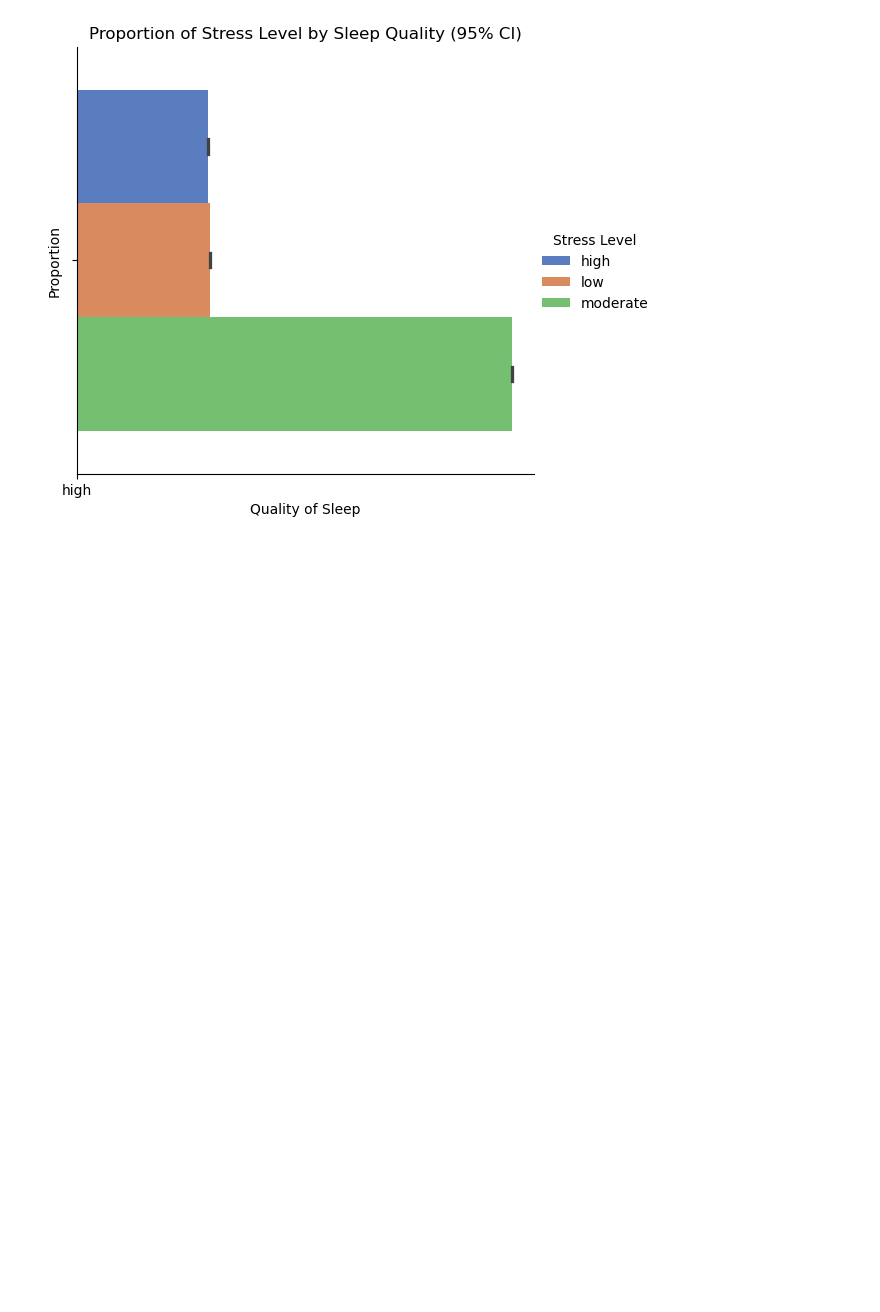
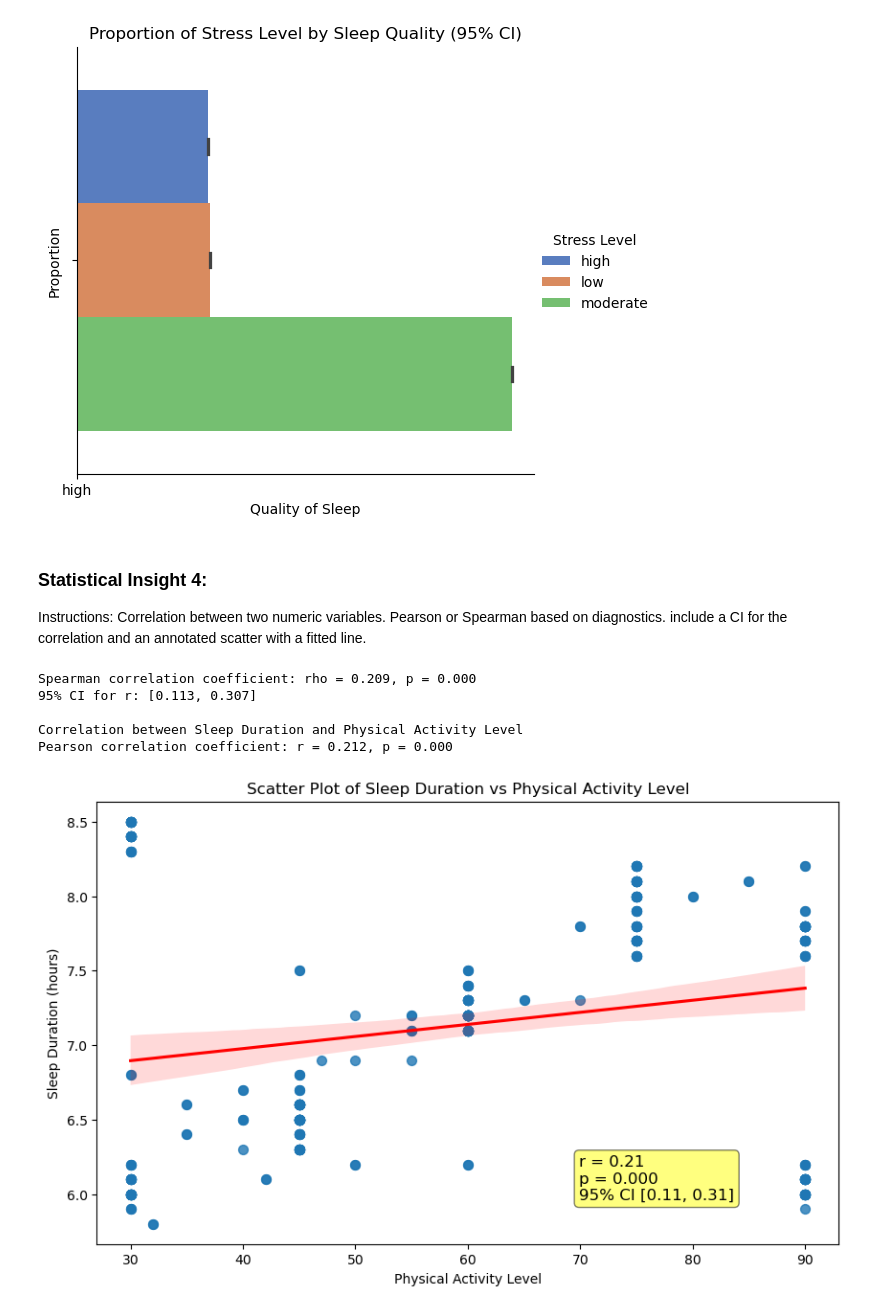
Before and after one commit to IT2053C-Gilany/final-project-Error1n, a Jupyter notebook: final-project.ipynb, the cells around one changed output. Drawn from its saved outputs; the diff is of its cells as text; code cells hidden in the pictures; blank space fills up the shorter version.

Commit message:
statistical insight 4

```diff
--- a/final-project.ipynb
+++ b/final-project.ipynb
@@ -345,6 +345,63 @@ moderate            70    0       124
 
 Chi-square test: chi2 = 141.640, p = 0.000, dof = 2
 [figure]
+# %% [markdown]
+### Statistical Insight 4:
+Instructions: Correlation between two numeric variables. Pearson or Spearman based on diagnostics. include a CI for the correlation and an annotated scatter with a fitted line.
+# %%
+# Statistical Insight 4: Correlation between two numeric variables. Pearson or Spearman based on diagnostics.
+# include a CI for the correlation and an annotated scatter with a fitted line.
+# numeric values: sleep duration and physical activity level
+import scipy.stats as stats
+
+spearman_r, spearman_p = stats.spearmanr(
+    SleepyData["Sleep Duration"], SleepyData["Physical Activity Level"])
+print(
+    f"Spearman correlation coefficient: rho = {spearman_r:.3f}, p = {spearman_p:.3f}")
+
+corr_coef, p_value = stats.pearsonr(
+    SleepyData["Sleep Duration"], SleepyData["Physical Activity Level"])
+
+# CI for correlation
+
+
+def fisher_z_ci(r, n, alpha=0.05):
+  z = np.arctanh(r)
+  se = 1 / np.sqrt(n - 3)
+  z_crit = stats.norm.ppf(1 - alpha / 2)
+  ci_low = np.tanh(z - z_crit * se)
+  ci_high = np.tanh(z + z_crit * se)
+  return ci_low, ci_high
+
+
+ci_low, ci_high = fisher_z_ci(corr_coef, len(SleepyData))
+print(f"95% CI for r: [{ci_low:.3f}, {ci_high:.3f}]")
+
+# Printing correlation results
+print("\nCorrelation between Sleep Duration and Physical Activity Level")
+print(
+    f"Pearson correlation coefficient: r = {corr_coef:.3f}, p = {p_value:.3f}")
+
+# Scatter plot with fitted line
+plt.figure(figsize=(10, 6))
+sns.regplot(
+    x="Physical Activity Level", y="Sleep Duration",
+    data=SleepyData, scatter_kws={"s": 50}, line_kws={"color": "red"}
+)
+plt.title("Scatter Plot of Sleep Duration vs Physical Activity Level")
+plt.xlabel("Physical Activity Level")
+plt.ylabel("Sleep Duration (hours)")
+plt.annotate(f"r = {corr_coef:.2f}\np = {p_value:.3f}\n95% CI [{ci_low:.2f}, {ci_high:.2f}]",
+             xy=(0.65, 0.1), xycoords='axes fraction',
+             fontsize=12, bbox=dict(boxstyle="round,pad=0.3", fc="yellow", alpha=0.5))
+plt.show()
+# %% [output]
+Spearman correlation coefficient: rho = 0.209, p = 0.000
+95% CI for r: [0.113, 0.307]
+
+Correlation between Sleep Duration and Physical Activity Level
+Pearson correlation coefficient: r = 0.212, p = 0.000
+[figure, added]
 # %%
 # Draft of potential multi-panel visualization - sleep duration distribution by occupation
 
```
